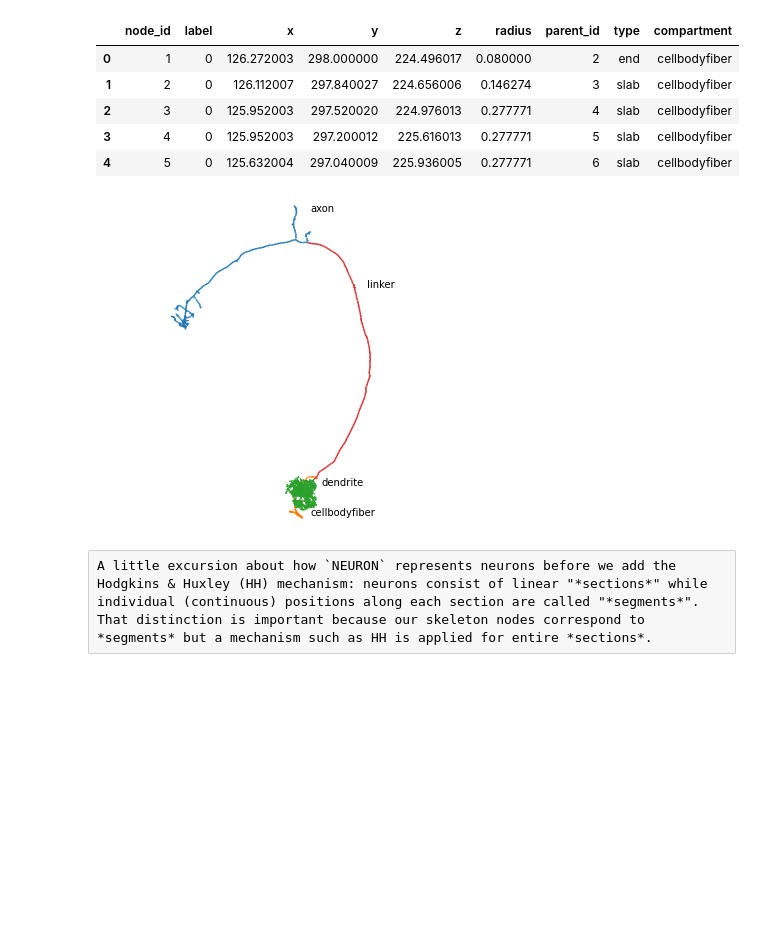
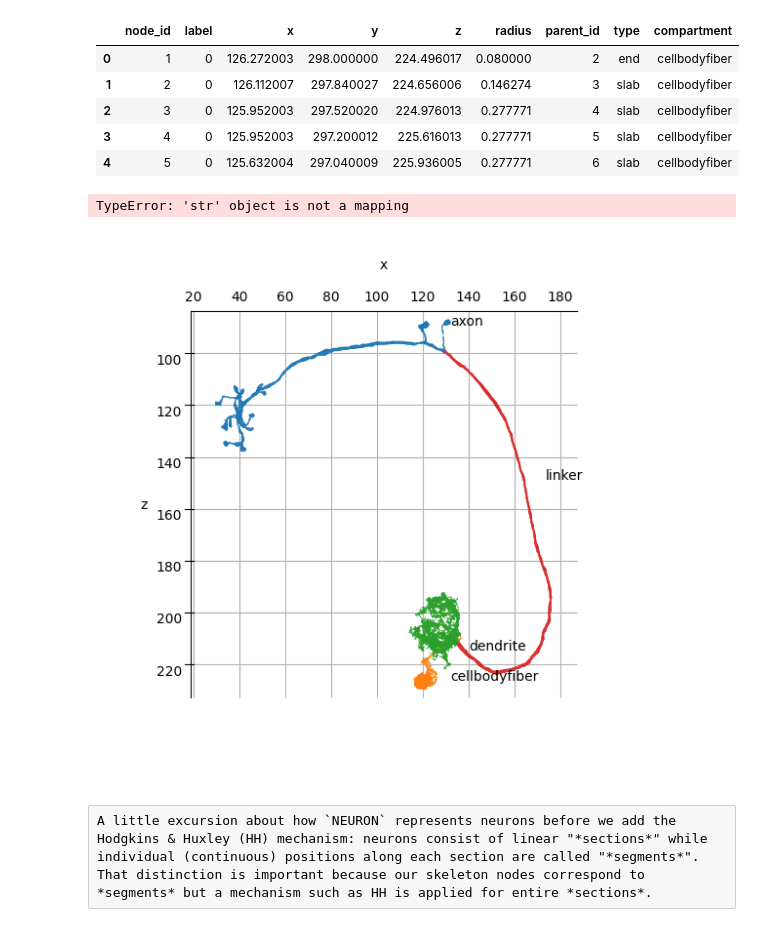
Before and after one commit to navis-org/navis, a Jupyter notebook: docs/source/tutorials/neuron.ipynb, the cells around one changed output. Saved outputs shown, nothing was run; the diff lists cells and outputs as text; code cells hidden in the pictures; blank space fills up the shorter version.

```diff
--- a/docs/source/tutorials/neuron.ipynb
+++ b/docs/source/tutorials/neuron.ipynb
@@ -61,19 +63,22 @@ n.nodes.head()
 | 2 | 3 | 0 | 125.952003 | 297.520020 | 224.976013 | 0.277771 | 4 | slab | cellbodyfiber |
 | 3 | 4 | 0 | 125.952003 | 297.200012 | 225.616013 | 0.277771 | 5 | slab | cellbodyfiber |
 | 4 | 5 | 0 | 125.632004 | 297.040009 | 225.936005 | 0.277771 | 6 | slab | cellbodyfiber |
+# %%
+ax.text(loc[0] + 10, loc[1], loc[2], l)
+# %% [output]
+TypeError: 'str' object is not a mapping
 # %%
 # A quick visualization
-fig, ax = navis.plot2d(n, color_by='compartment', palette='tab10', lw=1.5)
+fig, ax = navis.plot2d(
+    n, color_by="compartment", palette="tab10", lw=1.5, method="3d", view=("x", "-z")
+)
 
 # Label compartments
-import seaborn as sns
 for l in n.nodes.compartment.unique():
-    loc = n.nodes.loc[n.nodes.compartment == l, ['x', 'y', 'z']].values[-1]
+    loc = n.nodes.loc[n.nodes.compartment == l, ["x", "y", "z"]].values[-1]
     ax.text(loc[0] + 10, loc[1], loc[2], l)
-
-ax.elev = -110
 # %% [output]
-[figure, old version]
+[figure, new version]
 # %% [raw]
 A little excursion about how `NEURON` represents neurons before we add the Hodgkins & Huxley (HH) mechanism: neurons consist of linear "*sections*" while individual (continuous) positions along each section are called "*segments*". That distinction is important because our skeleton nodes correspond to *segments* but a mechanism such as HH is applied for entire *sections*.
 # %%
```
Also changed, not shown: parts of 15 cells of this notebook.
